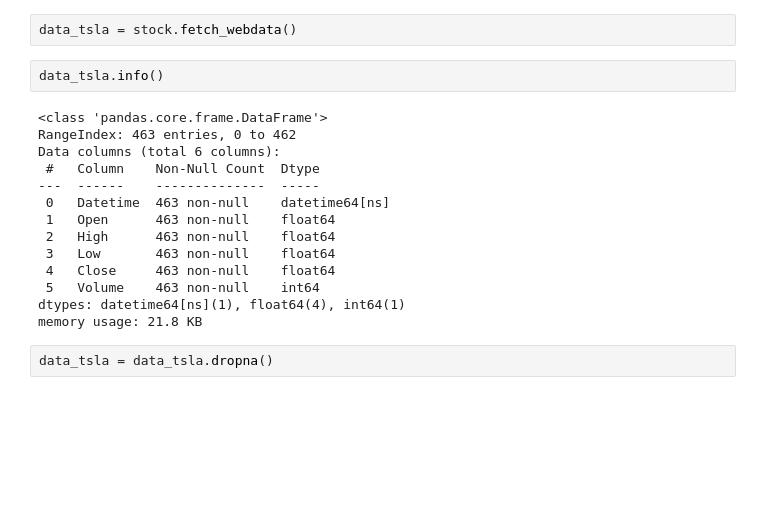
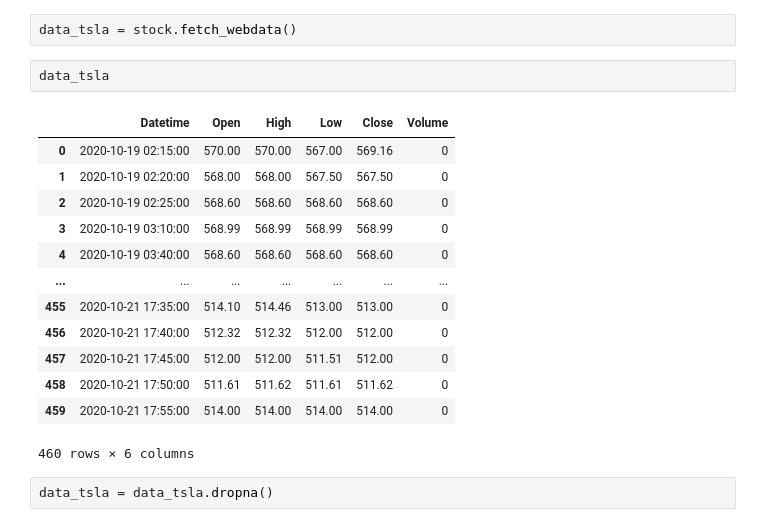
Before and after one commit to dataubc/stock_price_prediction, a Jupyter notebook: long_term/short_interval.ipynb, the cells around one changed output. Cells and saved outputs as stored; diff of their text form; blank space fills up the shorter version.

```diff
--- a/short_interval.ipynb
+++ b/long_term/short_interval.ipynb
@@ -52,21 +52,21 @@ for ticker in ticker_list:
 # %%
 data_tsla = stock.fetch_webdata()
 # %%
-data_tsla.info()
+data_tsla
 # %% [output]
+|  | Datetime | Open | High | Low | Close | Volume |
+| 0 | 2020-10-19 02:15:00 | 570.00 | 570.00 | 567.00 | 569.16 | 0 |
+| 1 | 2020-10-19 02:20:00 | 568.00 | 568.00 | 567.50 | 567.50 | 0 |
+| 2 | 2020-10-19 02:25:00 | 568.60 | 568.60 | 568.60 | 568.60 | 0 |
+| 3 | 2020-10-19 03:10:00 | 568.99 | 568.99 | 568.99 | 568.99 | 0 |
+| 4 | 2020-10-19 03:40:00 | 568.60 | 568.60 | 568.60 | 568.60 | 0 |
+| ... | ... | ... | ... | ... | ... | ... |
+| 455 | 2020-10-21 17:35:00 | 514.10 | 514.46 | 513.00 | 513.00 | 0 |
+| 456 | 2020-10-21 17:40:00 | 512.32 | 512.32 | 512.00 | 512.00 | 0 |
+| 457 | 2020-10-21 17:45:00 | 512.00 | 512.00 | 511.51 | 512.00 | 0 |
+| 458 | 2020-10-21 17:50:00 | 511.61 | 511.62 | 511.61 | 511.62 | 0 |
+| 459 | 2020-10-21 17:55:00 | 514.00 | 514.00 | 514.00 | 514.00 | 0 |
-<class 'pandas.core.frame.DataFrame'>
-RangeIndex: 463 entries, 0 to 462
-Data columns (total 6 columns):
- #   Column    Non-Null Count  Dtype
----  ------    --------------  -----
- 0   Datetime  463 non-null    datetime64[ns]
- 1   Open      463 non-null    float64
- 2   High      463 non-null    float64
- 3   Low       463 non-null    float64
- 4   Close     463 non-null    float64
- 5   Volume    463 non-null    int64
-dtypes: datetime64[ns](1), float64(4), int64(1)
-memory usage: 21.8 KB
+460 rows × 6 columns
 # %%
 data_tsla = data_tsla.dropna()
 # %%
```
Also changed, not shown: 21 other files.
